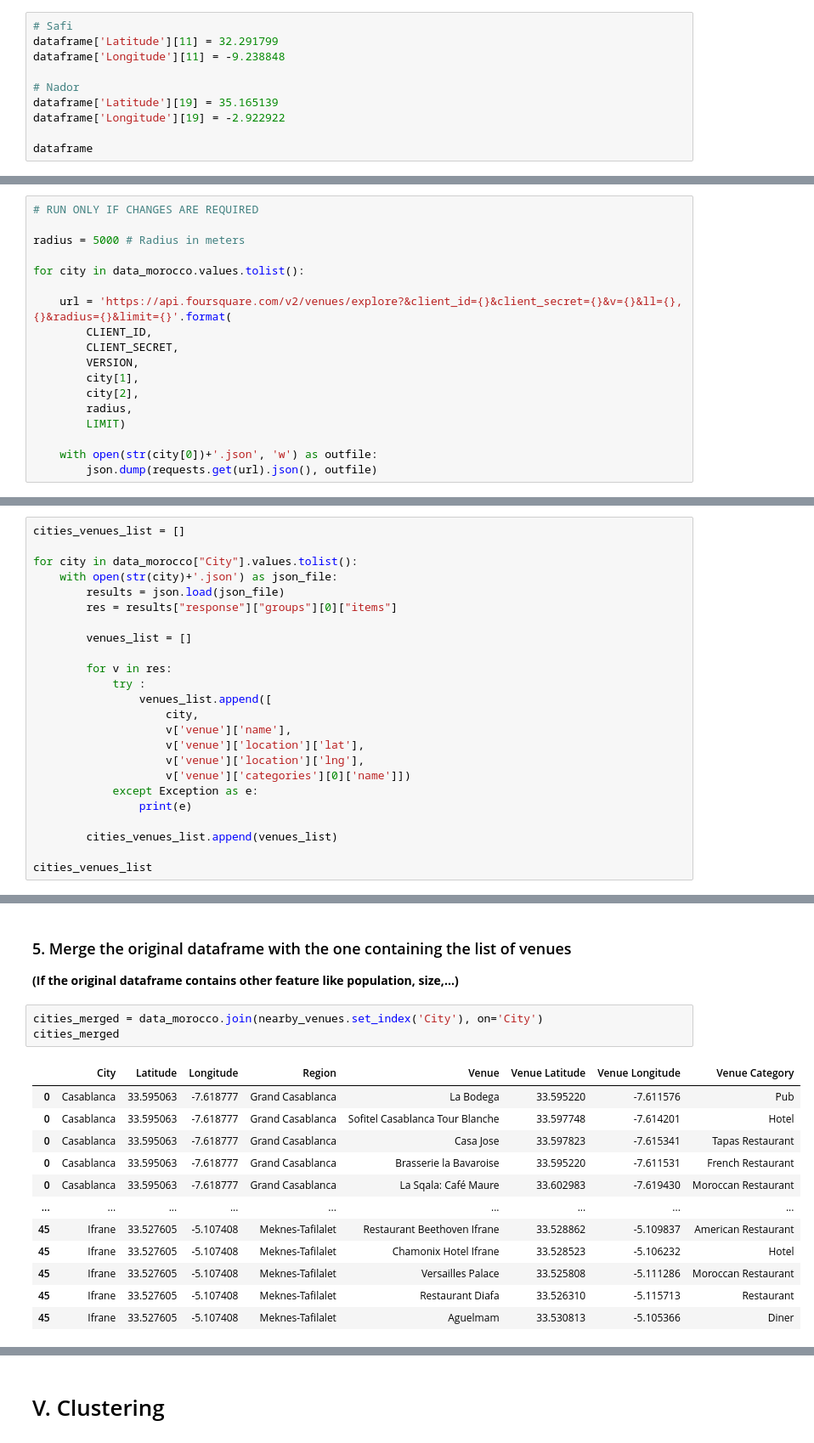
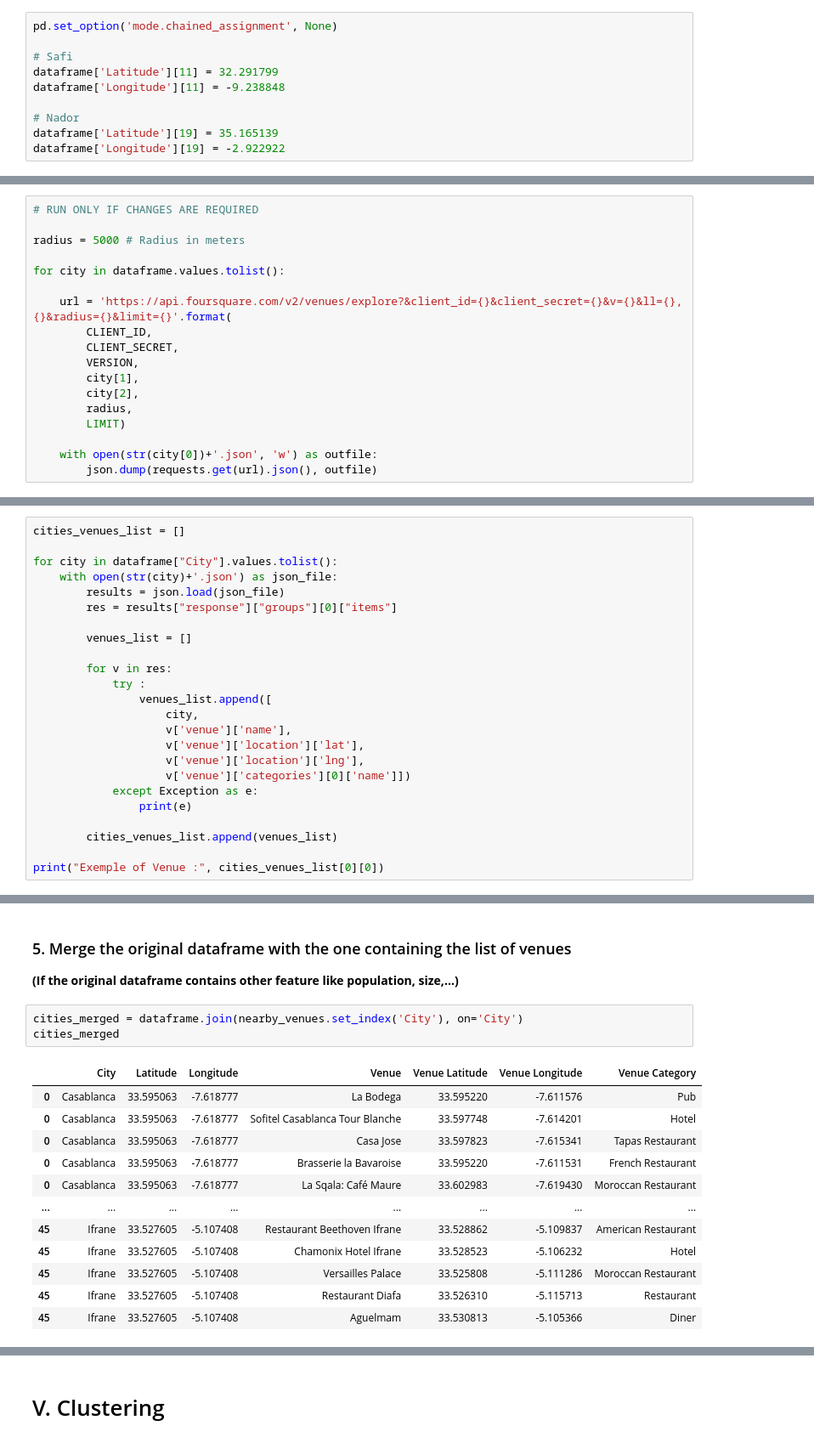
Before and after one commit to hamdanihamza/IBM-Capstone-Project, a Jupyter notebook: The Battle of Neighborhoods (Week 2).ipynb, the cells around one changed output, grey strips where cells are left out. Shown at 85% size. Cells and saved outputs as stored; diff of their text form.

```diff
--- a/The Battle of Neighborhoods (Week 2).ipynb
+++ b/The Battle of Neighborhoods (Week 2).ipynb
@@ -133,6 +114,8 @@ Inzegan not found
 # %% [markdown]
 ### 2. Correcting Lat/Long of some Cities
 # %%
+pd.set_option('mode.chained_assignment', None)
+
 # Safi
 dataframe['Latitude'][11] = 32.291799
 dataframe['Longitude'][11] = -9.238848
@@ -140,5 +123,3 @@ dataframe['Longitude'][11] = -9.238848
 # Nador
 dataframe['Latitude'][19] = 35.165139
 dataframe['Longitude'][19] = -2.922922
-
-dataframe
@@ -238,7 +187,7 @@ We save the results of each city in a seperate Json file to avoid calling the AP
 
 radius = 5000 # Radius in meters
 
-for city in data_morocco.values.tolist():
+for city in dataframe.values.tolist():
 
     url = 'https://api.foursquare.com/v2/venues/explore?&client_id={}&client_secret={}&v={}&ll={},{}&radius={}&limit={}'.format(
         CLIENT_ID,
@@ -256,7 +205,7 @@ for city in data_morocco.values.tolist():
 # %%
 cities_venues_list = []
 
-for city in data_morocco["City"].values.tolist():
+for city in dataframe["City"].values.tolist():
     with open(str(city)+'.json') as json_file:
         results = json.load(json_file)
         res = results["response"]["groups"][0]["items"]
@@ -276,5 +225,5 @@ for city in data_morocco["City"].values.tolist():
 
         cities_venues_list.append(venues_list)
 
-cities_venues_list
+print("Exemple of Venue :", cities_venues_list[0][0])
 # %% [output]
@@ -325,18 +258,18 @@ nearby_venues
 
 **(If the original dataframe contains other feature like population, size,...)**
 # %%
-cities_merged = data_morocco.join(nearby_venues.set_index('City'), on='City')
+cities_merged = dataframe.join(nearby_venues.set_index('City'), on='City')
 cities_merged
 # %% [output]
-|  | City | Latitude | Longitude | Region | Venue | Venue Latitude | Venue Longitude | Venue Category |
-| 0 | Casablanca | 33.595063 | -7.618777 | Grand Casablanca | La Bodega | 33.595220 | -7.611576 | Pub |
-| 0 | Casablanca | 33.595063 | -7.618777 | Grand Casablanca | Sofitel Casablanca Tour Blanche | 33.597748 | -7.614201 | Hotel |
-| 0 | Casablanca | 33.595063 | -7.618777 | Grand Casablanca | Casa Jose | 33.597823 | -7.615341 | Tapas Restaurant |
-| 0 | Casablanca | 33.595063 | -7.618777 | Grand Casablanca | Brasserie la Bavaroise | 33.595220 | -7.611531 | French Restaurant |
-| 0 | Casablanca | 33.595063 | -7.618777 | Grand Casablanca | La Sqala: Café Maure | 33.602983 | -7.619430 | Moroccan Restaurant |
-| ... | ... | ... | ... | ... | ... | ... | ... | ... |
-| 45 | Ifrane | 33.527605 | -5.107408 | Meknes-Tafilalet | Restaurant Beethoven Ifrane | 33.528862 | -5.109837 | American Restaurant |
-| 45 | Ifrane | 33.527605 | -5.107408 | Meknes-Tafilalet | Chamonix Hotel Ifrane | 33.528523 | -5.106232 | Hotel |
-| 45 | Ifrane | 33.527605 | -5.107408 | Meknes-Tafilalet | Versailles Palace | 33.525808 | -5.111286 | Moroccan Restaurant |
-| 45 | Ifrane | 33.527605 | -5.107408 | Meknes-Tafilalet | Restaurant Diafa | 33.526310 | -5.115713 | Restaurant |
-| 45 | Ifrane | 33.527605 | -5.107408 | Meknes-Tafilalet | Aguelmam | 33.530813 | -5.105366 | Diner |
+|  | City | Latitude | Longitude | Venue | Venue Latitude | Venue Longitude | Venue Category |
+| 0 | Casablanca | 33.595063 | -7.618777 | La Bodega | 33.595220 | -7.611576 | Pub |
+| 0 | Casablanca | 33.595063 | -7.618777 | Sofitel Casablanca Tour Blanche | 33.597748 | -7.614201 | Hotel |
+| 0 | Casablanca | 33.595063 | -7.618777 | Casa Jose | 33.597823 | -7.615341 | Tapas Restaurant |
+| 0 | Casablanca | 33.595063 | -7.618777 | Brasserie la Bavaroise | 33.595220 | -7.611531 | French Restaurant |
+| 0 | Casablanca | 33.595063 | -7.618777 | La Sqala: Café Maure | 33.602983 | -7.619430 | Moroccan Restaurant |
+| ... | ... | ... | ... | ... | ... | ... | ... |
+| 45 | Ifrane | 33.527605 | -5.107408 | Restaurant Beethoven Ifrane | 33.528862 | -5.109837 | American Restaurant |
+| 45 | Ifrane | 33.527605 | -5.107408 | Chamonix Hotel Ifrane | 33.528523 | -5.106232 | Hotel |
+| 45 | Ifrane | 33.527605 | -5.107408 | Versailles Palace | 33.525808 | -5.111286 | Moroccan Restaurant |
+| 45 | Ifrane | 33.527605 | -5.107408 | Restaurant Diafa | 33.526310 | -5.115713 | Restaurant |
+| 45 | Ifrane | 33.527605 | -5.107408 | Aguelmam | 33.530813 | -5.105366 | Diner |
```
Also changed, not shown: parts of 18 cells of this notebook.
